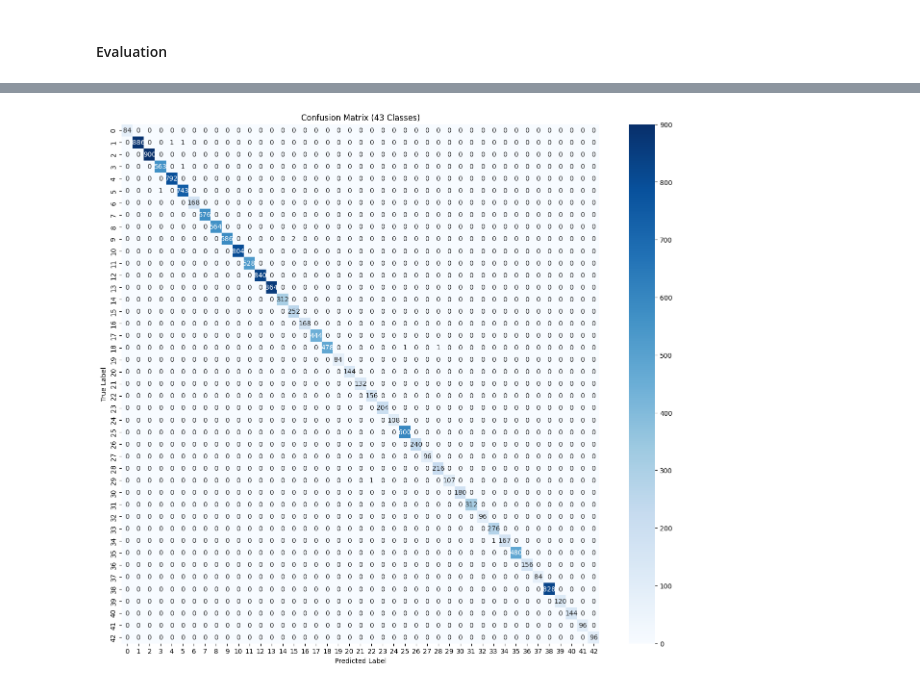
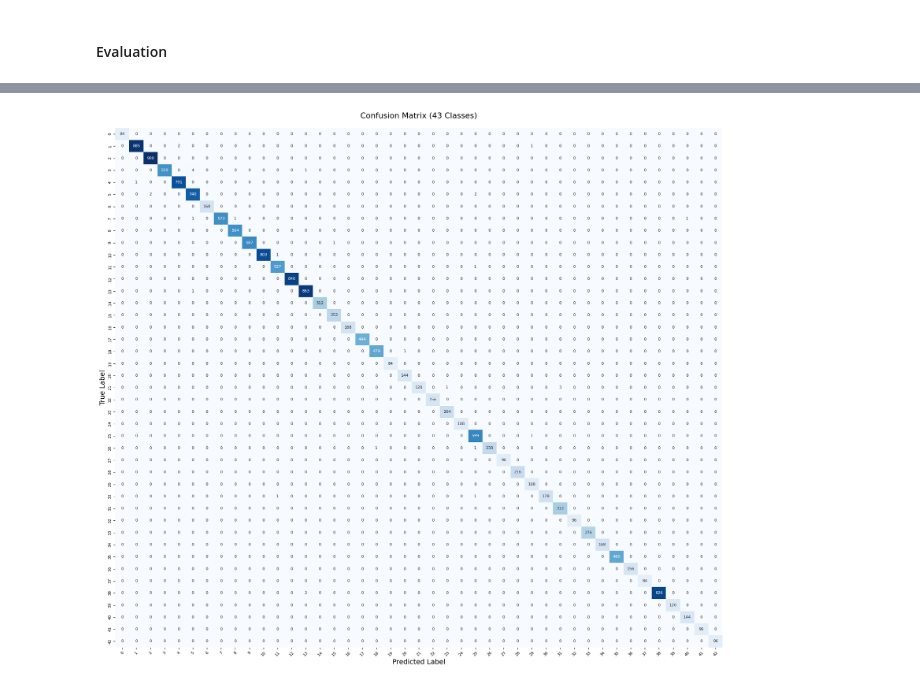
Before and after one commit to HughP01/MScAI_MLProj, a Jupyter notebook: SimpleCNN.ipynb, the cells around one changed output, grey strips where cells are left out. Drawn from its saved outputs; the diff is of its cells as text; code cells hidden in the pictures.

```diff
--- a/SimpleCNN.ipynb
+++ b/SimpleCNN.ipynb
@@ -94,7 +94,7 @@ y_train_int = np.array(y_train).astype(int)
 y_train_onehot = to_categorical(y_train_int, num_classes=43)
 # %%
 early_stopping = callbacks.EarlyStopping(
-        monitor='accuracy',
+        monitor='val_loss',
         patience=5,
         restore_best_weights=True,
         verbose=1
@@ -105,6 +105,7 @@ history = model.fit(
     epochs=50,  # Set high since we're using early stopping
     batch_size=32,
     callbacks=[early_stopping],
+    validation_split=0.2,
     verbose=1
 )
 # %% [output]
@@ -130,44 +131,86 @@ Epoch 23: early stopping
 # %%
 y_test_int = np.array(y_test).astype(int)
 y_test_onehot = to_categorical(y_test_int, num_classes=43)
-# 1. Basic Evaluation
+y_train_int = np.array(y_train).astype(int)
+
+#training metrics
+train_loss, train_acc = model.evaluate(X_train, to_categorical(y_train_int, num_classes=43), verbose=0)
+y_train_pred = model.predict(X_train, verbose=0)
+y_train_pred_classes = np.argmax(y_train_pred, axis=1)
+
+#Test evaluation
 test_loss, test_acc = model.evaluate(X_test, y_test_onehot, verbose=0)
-print(f"Test Accuracy: {test_acc:.4f}")
-print(f"Test Loss: {test_loss:.4f}")
-
-# 2. Predictions
-y_pred = model.predict(X_test)
+y_pred = model.predict(X_test, verbose=0)
 y_pred_classes = np.argmax(y_pred, axis=1)
 
-# 3. Check if y_test needs reshaping (only if you get shape errors)
-if len(y_test.shape) > 1 and y_test.shape[1] == 1:
-    y_test = y_test.flatten()
+#Calculate metrics
+precision = precision_score(y_test_int, y_pred_classes, average='weighted')
+recall = recall_score(y_test_int, y_pred_classes, average='weighted')
+f1 = f1_score(y_test_int, y_pred_classes, average='weighted')
 
-# 4. Classification Report
-print("\nClassification Report:")
-print(classification_report(y_test_int, (y_pred_classes)))
+#Print metrics
+print("\n" + "="*50)
+print(f"{'TRAINING METRICS':^50}")
+print("="*50)
+print(f"{'Training Accuracy:':<25}{train_acc:.4f}")
+print(f"{'Training Loss:':<25}{train_loss:.4f}\n")
 
-# 5. Confusion Matrix (for 43 classes, we'll make it large)
-plt.figure(figsize=(16, 14))
+print("="*50)
+print(f"{'TEST METRICS':^50}")
+print("="*50)
+print(f"{'Test Accuracy:':<25}{test_acc:.4f}")
+print(f"{'Test Loss:':<25}{test_loss:.4f}")
+print(f"{'Precision:':<25}{precision:.4f}")
+print(f"{'Recall:':<25}{recall:.4f}")
+print(f"{'F1-Score:':<25}{f1:.4f}")
+print("="*50 + "\n")
+
+#Classification Report
+print("\n" + "="*50)
+print(f"{'DETAILED CLASSIFICATION REPORT':^50}")
+print("="*50)
+print(classification_report(y_test_int, y_pred_classes, digits=4))
+print("="*50 + "\n")
+
+#Confusion Matrix
+plt.figure(figsize=(18, 16))
 cm = confusion_matrix(y_test_int, y_pred_classes)
 sns.heatmap(cm, annot=True, fmt='d', cmap='Blues',
-            xticklabels=range(43), yticklabels=range(43))
-plt.title('Confusion Matrix (43 Classes)')
-plt.xlabel('Predicted Label')
-plt.ylabel('True Label')
+            xticklabels=range(43), yticklabels=range(43),
+            annot_kws={"size": 8}, cbar=False)
+plt.title('Confusion Matrix (43 Classes)', fontsize=16, pad=20)
+plt.xlabel('Predicted Label', fontsize=14)
+plt.ylabel('True Label', fontsize=14)
+plt.xticks(fontsize=8, rotation=45)
+plt.yticks(fontsize=8)
+plt.tight_layout()
 plt.show()
 
-# 6. Training History Plots
-plt.figure(figsize=(12, 4))
+#Enhanced Training History Visualization
+plt.figure(figsize=(14, 6))
+
+#Accuracy plot
 plt.subplot(1, 2, 1)
-plt.plot(history.history['accuracy'], label='Train Accuracy')
-plt.title('Accuracy Over Epochs')
+plt.plot(history.history['accuracy'], label='Train Accuracy', linewidth=2)
+if 'val_accuracy' in history.history:
+    plt.plot(history.history['val_accuracy'], label='Validation Accuracy', linewidth=2)
+plt.title('Model Accuracy', fontsize=14)
+plt.ylabel('Accuracy', fontsize=12)
+plt.xlabel('Epoch', fontsize=12)
+plt.grid(True, linestyle='--', alpha=0.5)
 plt.legend()
 
+#Loss plot
 plt.subplot(1, 2, 2)
-plt.plot(history.history['loss'], label='Train Loss')
-plt.title('Loss Over Epochs')
+plt.plot(history.history['loss'], label='Train Loss', linewidth=2)
+if 'val_loss' in history.history:
+    plt.plot(history.history['val_loss'], label='Validation Loss', linewidth=2)
+plt.title('Model Loss', fontsize=14)
+plt.ylabel('Loss', fontsize=12)
+plt.xlabel('Epoch', fontsize=12)
+plt.grid(True, linestyle='--', alpha=0.5)
 plt.legend()
+
 plt.tight_layout()
 plt.show()
 # %% [output]
@@ -191 +234 @@ weighted avg       1.00      1.00      1.00     15684
-[figure, old version]
+[figure, new version]
```
Also changed, not shown: parts of 4 cells of this notebook, 1 other file.
